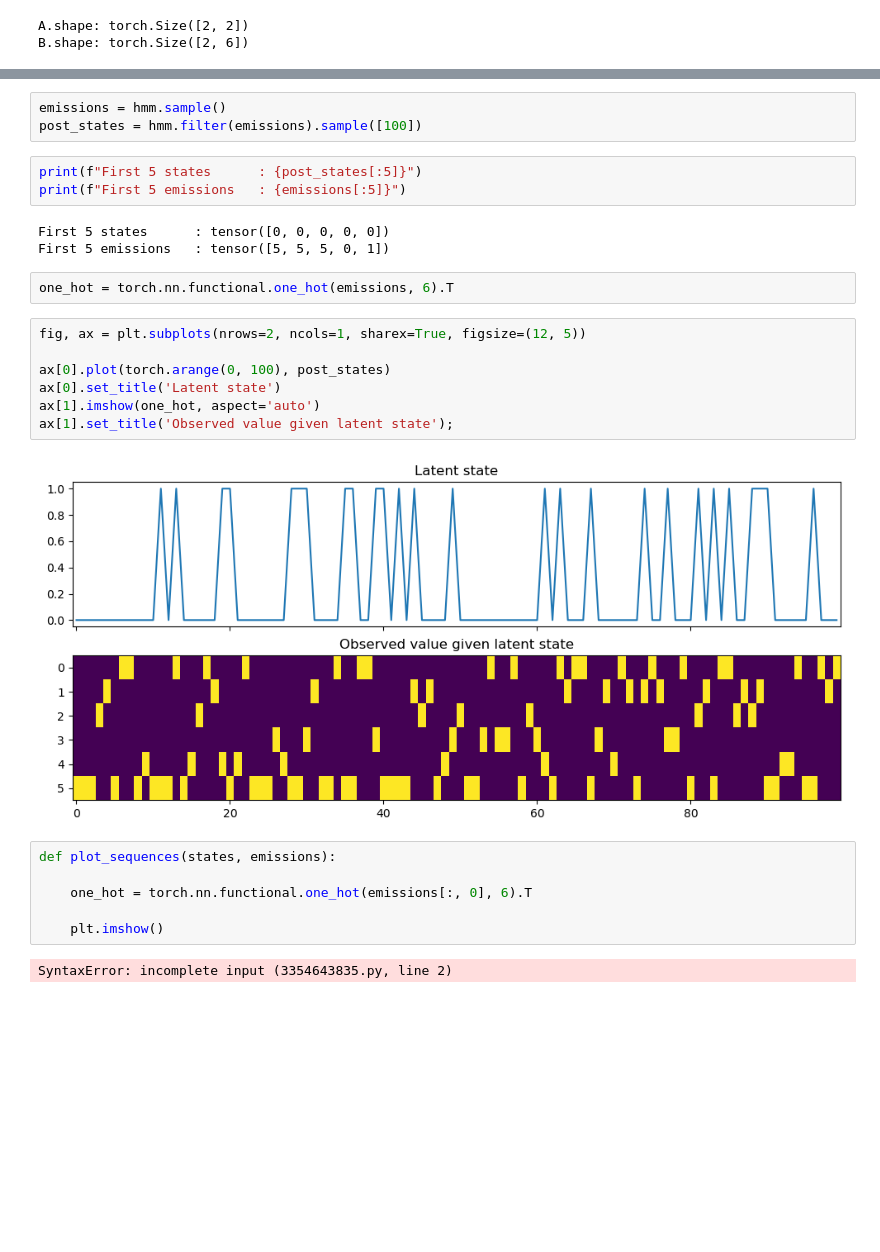
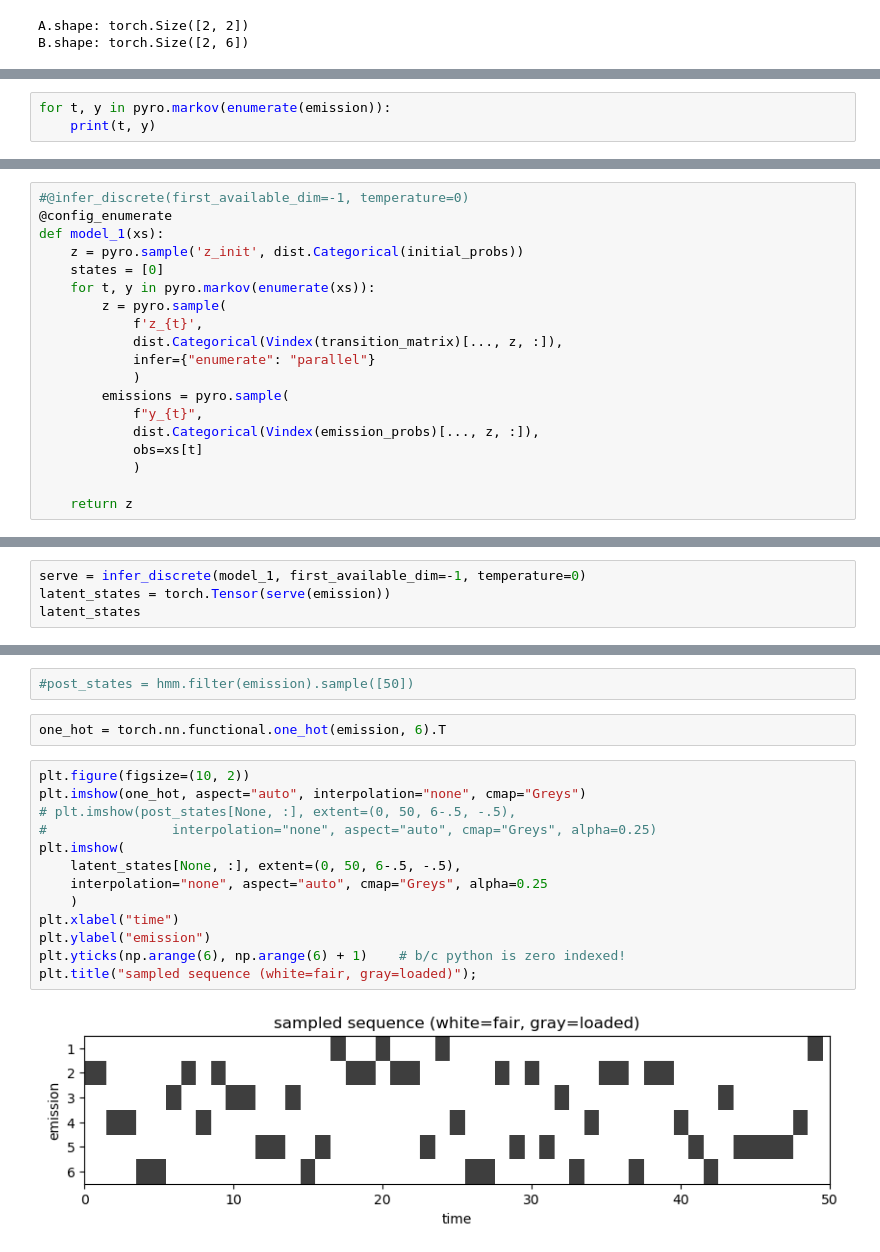
Before and after one commit to GStechschulte/books-with-code, a Jupyter notebook: probml/ch_8_casino_hmm.ipynb, the cells around one changed output, grey strips where cells are left out. Drawn from its saved outputs; the diff is of its cells as text; blank space fills up the shorter version.

Commit message:
pyro HMM using pyro.markov

```diff
--- a/probml/ch_8_casino_hmm.ipynb
+++ b/probml/ch_8_casino_hmm.ipynb
@@ -31,0 +43,3 @@ hmm = dist.DiscreteHMM(
+# %%
+for t, y in pyro.markov(enumerate(emission)):
+    print(t, y)
@@ -31,0 +72,19 @@ hmm = dist.DiscreteHMM(
+# %%
+#@infer_discrete(first_available_dim=-1, temperature=0)
+@config_enumerate
+def model_1(xs):
+    z = pyro.sample('z_init', dist.Categorical(initial_probs))
+    states = [0]
+    for t, y in pyro.markov(enumerate(xs)):
+        z = pyro.sample(
+            f'z_{t}',
+            dist.Categorical(Vindex(transition_matrix)[..., z, :]),
+            infer={"enumerate": "parallel"}
+            )
+        emissions = pyro.sample(
+            f"y_{t}",
+            dist.Categorical(Vindex(emission_probs)[..., z, :]),
+            obs=xs[t]
+            )
+
+    return z
@@ -31,0 +103,4 @@ hmm = dist.DiscreteHMM(
+# %%
+serve = infer_discrete(model_1, first_available_dim=-1, temperature=0)
+latent_states = torch.Tensor(serve(emission))
+latent_states
@@ -32,28 +123,19 @@ hmm = dist.DiscreteHMM(
 # %%
-emissions = hmm.sample()
-post_states = hmm.filter(emissions).sample([100])
+#post_states = hmm.filter(emission).sample([50])
-# %%
-print(f"First 5 states      : {post_states[:5]}")
-print(f"First 5 emissions   : {emissions[:5]}")
-# %% [output]
-First 5 states      : tensor([0, 0, 0, 0, 0])
-First 5 emissions   : tensor([5, 5, 5, 0, 1])
 # %%
-one_hot = torch.nn.functional.one_hot(emissions, 6).T
+one_hot = torch.nn.functional.one_hot(emission, 6).T
-# %%
-fig, ax = plt.subplots(nrows=2, ncols=1, sharex=True, figsize=(12, 5))
-
-ax[0].plot(torch.arange(0, 100), post_states)
-ax[0].set_title('Latent state')
-ax[1].imshow(one_hot, aspect='auto')
-ax[1].set_title('Observed value given latent state');
-# %% [output]
-[figure, removed]
-# %%
-def plot_sequences(states, emissions):
-
-    one_hot = torch.nn.functional.one_hot(emissions[:, 0], 6).T
-
-    plt.imshow()
-# %% [output]
-SyntaxError: incomplete input (3354643835.py, line 2)
+# %%
+plt.figure(figsize=(10, 2))
+plt.imshow(one_hot, aspect="auto", interpolation="none", cmap="Greys")
+# plt.imshow(post_states[None, :], extent=(0, 50, 6-.5, -.5),
+#                interpolation="none", aspect="auto", cmap="Greys", alpha=0.25)
+plt.imshow(
+    latent_states[None, :], extent=(0, 50, 6-.5, -.5),
+    interpolation="none", aspect="auto", cmap="Greys", alpha=0.25
+    )
+plt.xlabel("time")
+plt.ylabel("emission")
+plt.yticks(np.arange(6), np.arange(6) + 1)    # b/c python is zero indexed!
+plt.title("sampled sequence (white=fair, gray=loaded)");
+# %% [output]
+[figure, added]
```
Also changed, not shown: parts of 12 cells of this notebook.
